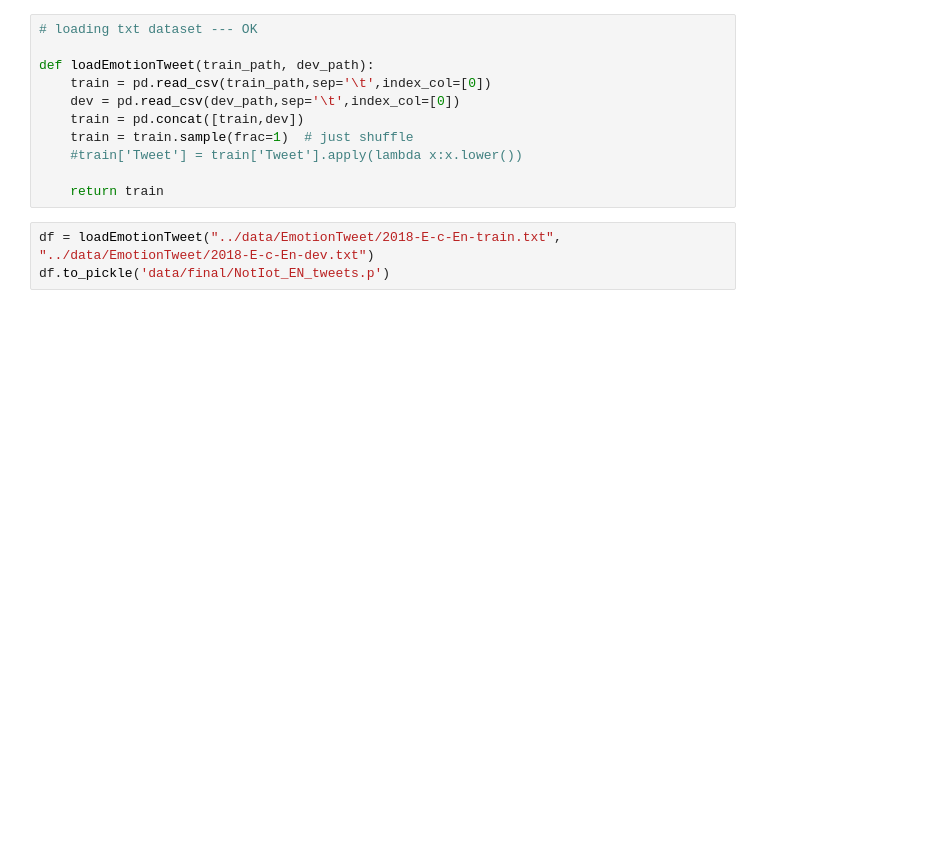
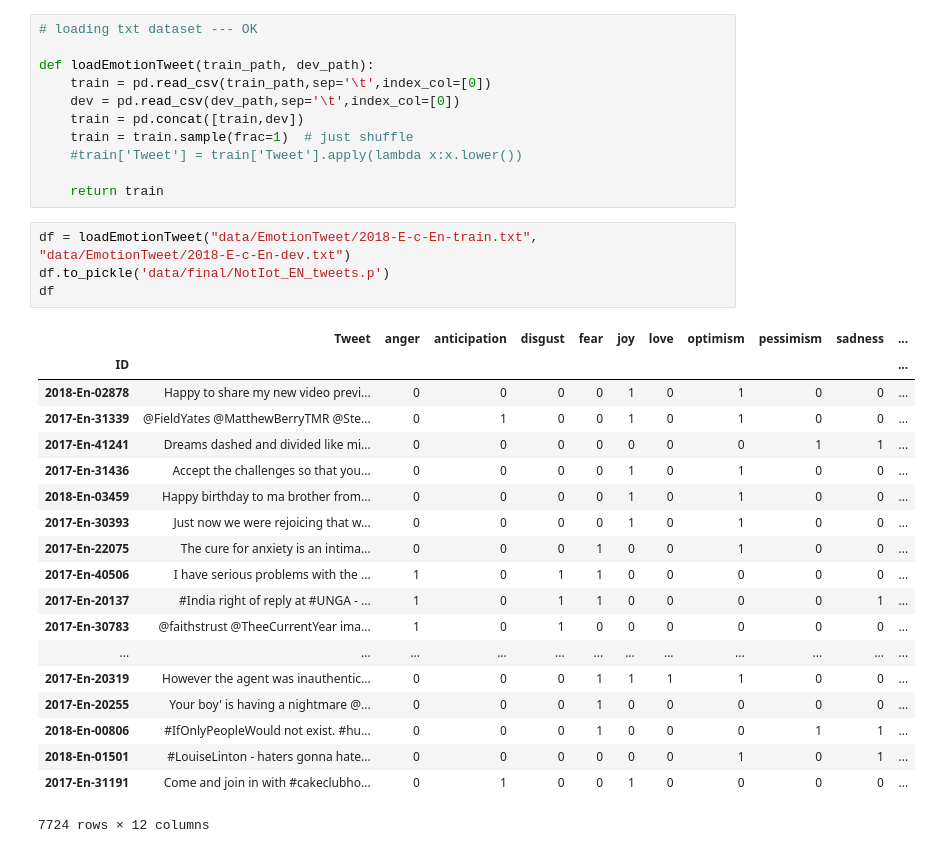
Before and after one commit to masterdcups/sentiment-analysis, a Jupyter notebook: loading_data.ipynb, the cells around one changed output. Saved outputs shown, nothing was run; the diff lists cells and outputs as text; blank space fills up the shorter version.

Commit message:
clean emotion datasets en-fr

```diff
--- a/loading_data.ipynb
+++ b/loading_data.ipynb
@@ -80,8 +80,29 @@ def loadEmotionTweet(train_path, dev_path):
 
     return train
 # %%
-df = loadEmotionTweet("../data/EmotionTweet/2018-E-c-En-train.txt", "../data/EmotionTweet/2018-E-c-En-dev.txt")
+df = loadEmotionTweet("data/EmotionTweet/2018-E-c-En-train.txt", "data/EmotionTweet/2018-E-c-En-dev.txt")
 df.to_pickle('data/final/NotIot_EN_tweets.p')
+df
+# %% [output]
+|  | Tweet | anger | anticipation | disgust | fear | joy | love | optimism | pessimism | sadness | ... |
+| ID |  |  |  |  |  |  |  |  |  |  | ... |
+| 2018-En-02878 | Happy to share my new video previ... | 0 | 0 | 0 | 0 | 1 | 0 | 1 | 0 | 0 | ... |
+| 2017-En-31339 | @FieldYates @MatthewBerryTMR @Ste... | 0 | 1 | 0 | 0 | 1 | 0 | 1 | 0 | 0 | ... |
+| 2017-En-41241 | Dreams dashed and divided like mi... | 0 | 0 | 0 | 0 | 0 | 0 | 0 | 1 | 1 | ... |
+| 2017-En-31436 | Accept the challenges so that you... | 0 | 0 | 0 | 0 | 1 | 0 | 1 | 0 | 0 | ... |
+| 2018-En-03459 | Happy birthday to ma brother from... | 0 | 0 | 0 | 0 | 1 | 0 | 1 | 0 | 0 | ... |
+| 2017-En-30393 | Just now we were rejoicing that w... | 0 | 0 | 0 | 0 | 1 | 0 | 1 | 0 | 0 | ... |
+| 2017-En-22075 | The cure for anxiety is an intima... | 0 | 0 | 0 | 1 | 0 | 0 | 1 | 0 | 0 | ... |
+| 2017-En-40506 | I have serious problems with the ... | 1 | 0 | 1 | 1 | 0 | 0 | 0 | 0 | 0 | ... |
+| 2017-En-20137 | #India right of reply at #UNGA - ... | 1 | 0 | 1 | 1 | 0 | 0 | 0 | 0 | 1 | ... |
+| 2017-En-30783 | @faithstrust @TheeCurrentYear ima... | 1 | 0 | 1 | 0 | 0 | 0 | 0 | 0 | 0 | ... |
+| ... | ... | ... | ... | ... | ... | ... | ... | ... | ... | ... | ... |
+| 2017-En-20319 | However the agent was inauthentic... | 0 | 0 | 0 | 1 | 1 | 1 | 1 | 0 | 0 | ... |
+| 2017-En-20255 | Your boy' is having a nightmare @... | 0 | 0 | 0 | 1 | 0 | 0 | 0 | 0 | 0 | ... |
+| 2018-En-00806 | #IfOnlyPeopleWould not exist. #hu... | 0 | 0 | 0 | 1 | 0 | 0 | 0 | 1 | 1 | ... |
+| 2018-En-01501 | #LouiseLinton - haters gonna hate... | 0 | 0 | 0 | 0 | 0 | 0 | 1 | 0 | 1 | ... |
+| 2017-En-31191 | Come and join in with #cakeclubho... | 0 | 1 | 0 | 0 | 1 | 0 | 0 | 0 | 0 | ... |
+7724 rows × 12 columns
 # %%
 df2 = Load_SemEval2007Data()
 df2.to_pickle('data/final/NotIot_EN_News.p')
```
Also changed, not shown: parts of 3 cells of this notebook, 9 other files.
